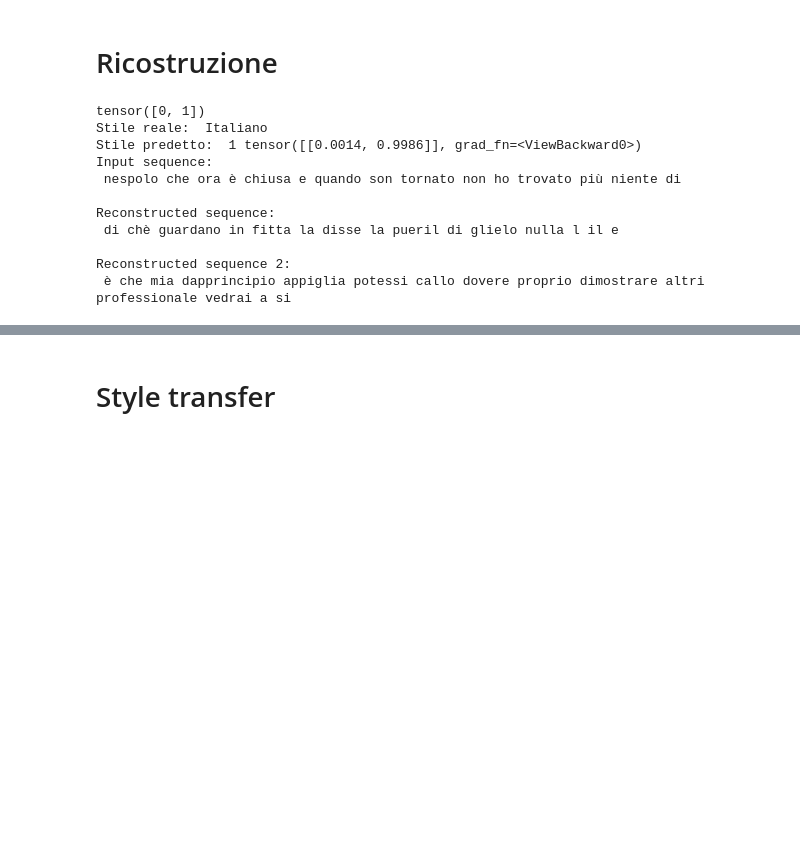
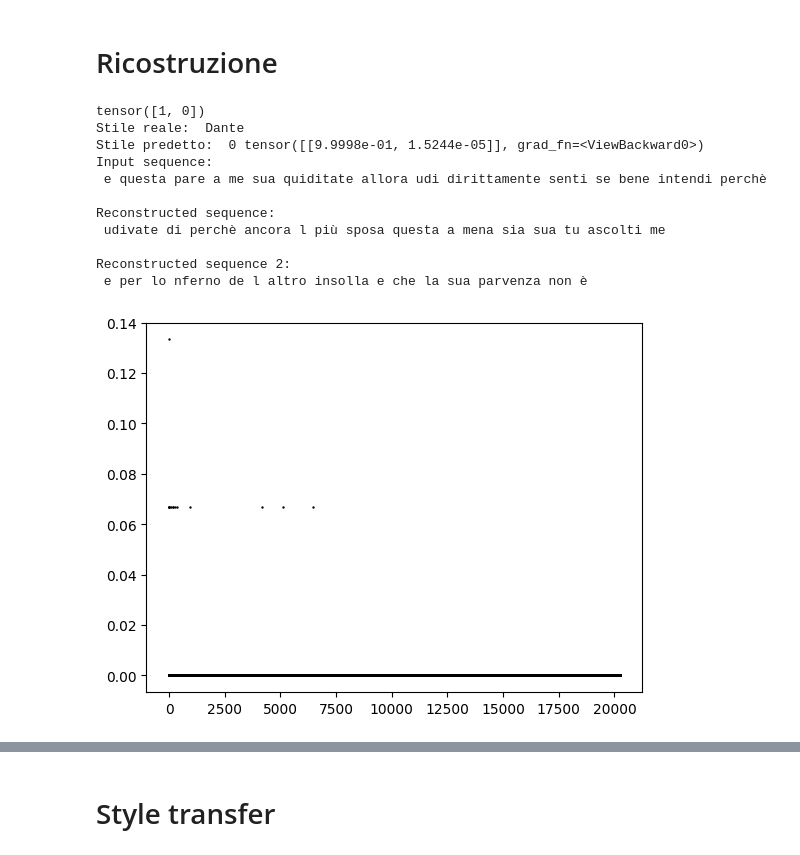
Before and after one commit to MassimoMario/Dante_to_italian_Text_Style_Transfer, a Jupyter notebook: TST_20K.ipynb, the cells around one changed output, grey strips where cells are left out. Saved outputs shown, nothing was run; the diff lists cells and outputs as text; code cells hidden in the pictures; blank space fills up the shorter version.

```diff
--- a/TST_20K.ipynb
+++ b/TST_20K.ipynb
@@ -730,9 +730,9 @@ with torch.no_grad():
 
 #reconstructed_sequence = reconstructed_sequence.squeeze(0)
 #indices = torch.argmax(reconstructed_sequence, dim=-1).squeeze(0)
-#indices2 = torch.argmax(reconstructed_sequence2, dim=-1).squeeze(0)
+indices2 = torch.argmax(reconstructed_sequence2, dim=-1).squeeze(0)
 indices = torch.multinomial(F.softmax(reconstructed_sequence.squeeze(0),dim=-1), 1)
-indices2 = torch.multinomial(F.softmax(reconstructed_sequence2.squeeze(0),dim=-1), 1)
+#indices2 = torch.multinomial(F.softmax(reconstructed_sequence2.squeeze(0),dim=-1), 1)
 
 ricostruzione = []
 for i in range(prova.shape[1]):
@@ -756,17 +756,22 @@ print("Input sequence: \n", ' '.join(frase))
 print("\nReconstructed sequence: \n", ' '.join(ricostruzione))
 print("\nReconstructed sequence 2: \n", ' '.join(ricostruzione2))
 # %% [output]
-tensor([0, 1])
-Stile reale:  Italiano
-Stile predetto:  1 tensor([[0.0014, 0.9986]], grad_fn=<ViewBackward0>)
+tensor([1, 0])
+Stile reale:  Dante
+Stile predetto:  0 tensor([[9.9998e-01, 1.5244e-05]], grad_fn=<ViewBackward0>)
 Input sequence:
- nespolo che ora è chiusa e quando son tornato non ho trovato più niente di
+ e questa pare a me sua quiditate allora udi dirittamente senti se bene intendi perchè
 
 Reconstructed sequence:
- di chè guardano in fitta la disse la pueril di glielo nulla l il e
+ udivate di perchè ancora l più sposa questa a mena sia sua tu ascolti me
 
 Reconstructed sequence 2:
- è che mia dapprincipio appiglia potessi callo dovere proprio dimostrare altri professionale vedrai a si
+ e per lo nferno de l altro insolla e che la sua parvenza non è
+# %%
+plt.scatter(np.linspace(0,len(boww),len(boww)),boww, s=0.5,c='black')
+plt.show()
+# %% [output]
+[figure, added]
 # %%
 probs = F.softmax(reconstructed_sequence2.squeeze(0),dim=-1)
 h = - (probs * torch.log(probs)).sum(dim=-1).mean()
```
Also changed, not shown: parts of 11 cells of this notebook.
